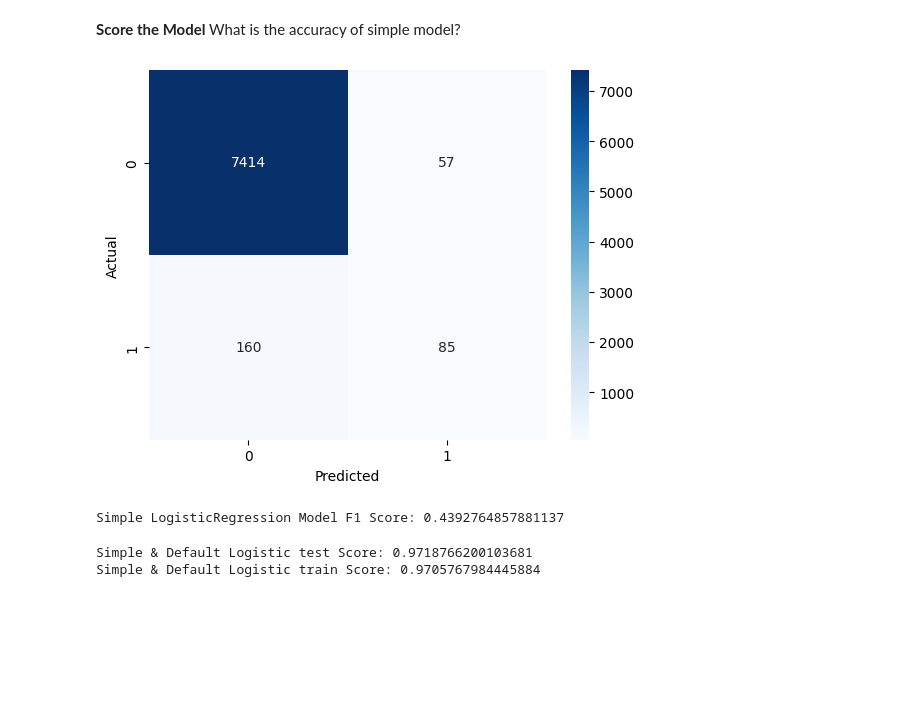
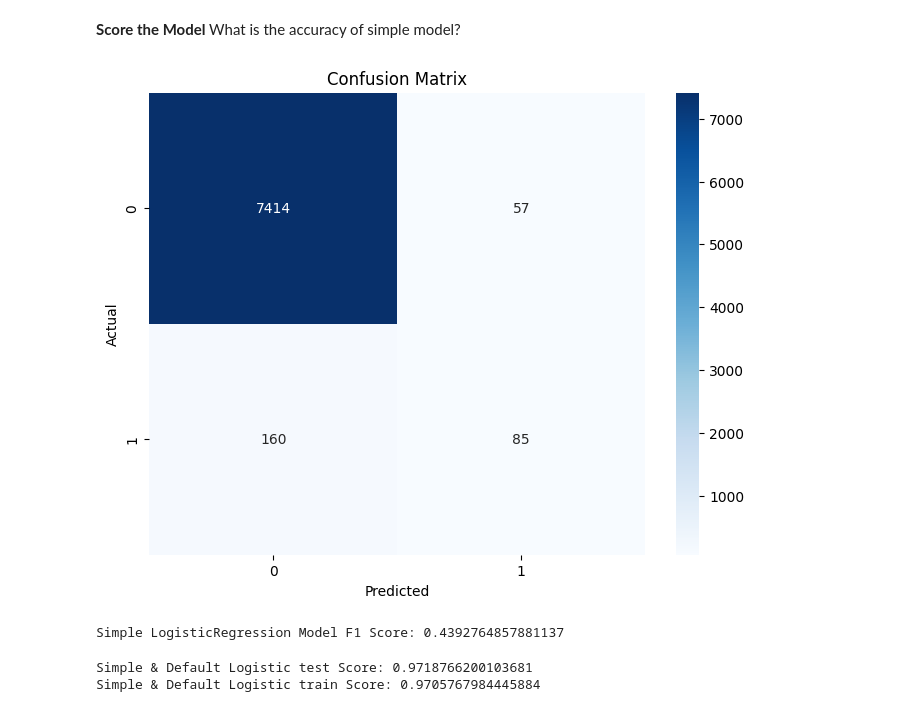
Before and after one commit to muralikandan/capstone, a Jupyter notebook: fraud_detection_model.ipynb, the cells around one changed output. Saved outputs shown, nothing was run; the diff lists cells and outputs as text; code cells hidden in the pictures; blank space fills up the shorter version.

```diff
--- a/fraud_detection_model.ipynb
+++ b/fraud_detection_model.ipynb
@@ -228,20 +230,22 @@ What is the accuracy of simple model?
 # %%
 # Make predictions on the testing data
 y_pred = simple_pipe.predict(X_test)
 
 # Evaluate the model using a confusion matrix and plot with sns heatmap
+plt.figure(figsize=(8, 6))
 cm = confusion_matrix(y_test, y_pred)
 sns.heatmap(cm, annot=True, fmt='d', cmap='Blues')
 plt.xlabel('Predicted')
 plt.ylabel('Actual')
+plt.title('Confusion Matrix')
 plt.show()
 
 
 # Calculate F1 score
 f1 = f1_score(y_test, y_pred)
 print("Simple LogisticRegression Model F1 Score:", f1)
 # %% [output]
-[figure, old version]
+[figure, new version]
 Simple LogisticRegression Model F1 Score: 0.4392764857881137
 # %%
 #Evaluate simple model score
```
Also changed, not shown: parts of 3 cells of this notebook.
